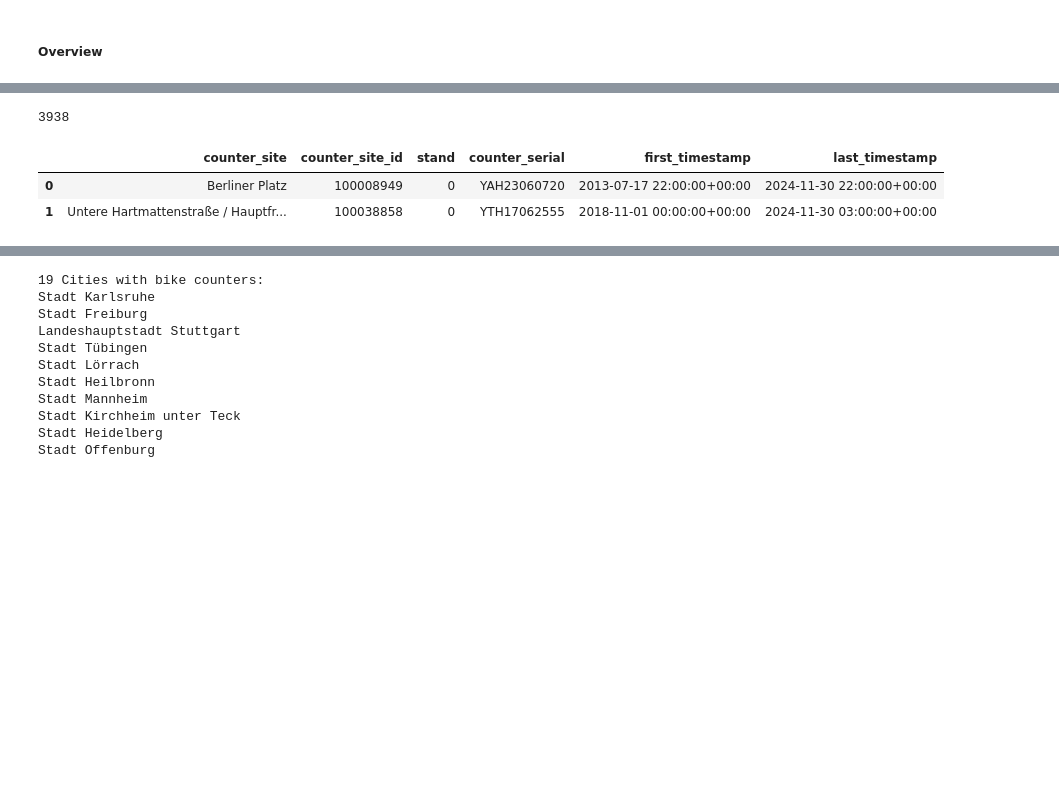
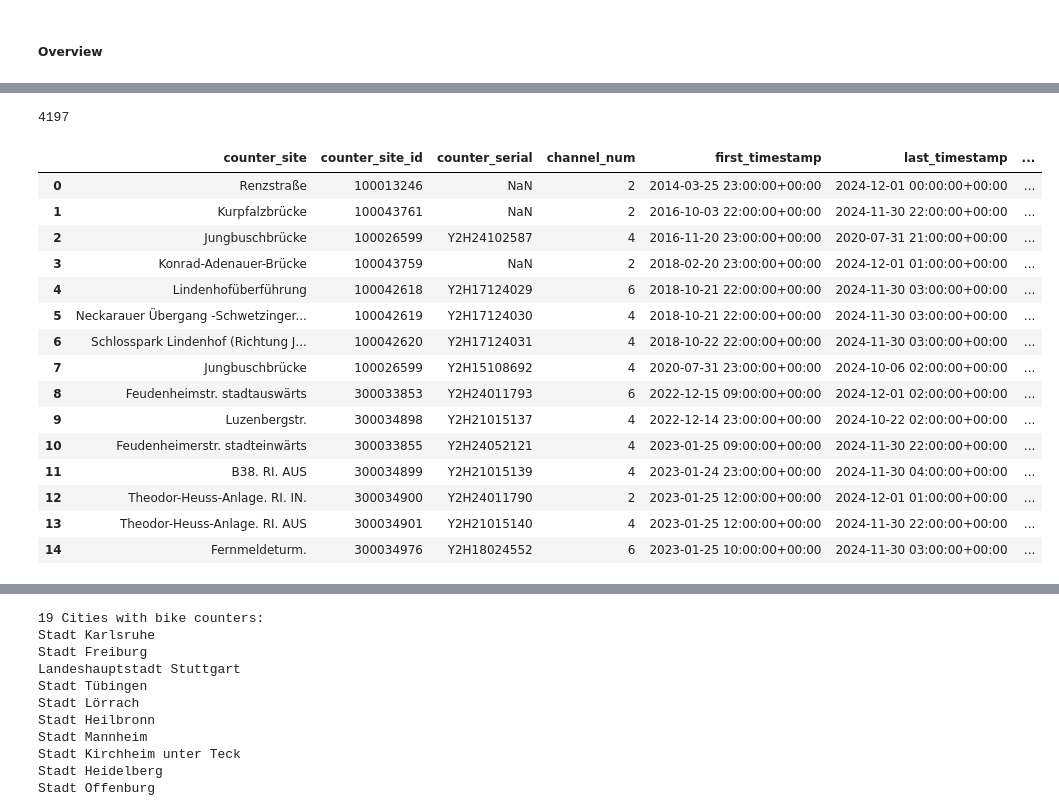
Before and after one commit to skessler01/data_literacy, a Jupyter notebook: notebooks/cycling_promotion.ipynb, the cells around one changed output, grey strips where cells are left out. Cells and saved outputs as stored; diff of their text form; code cells hidden in the pictures; blank space fills up the shorter version.

Commit message:
Some changes to understand counters and channels better

```diff
--- a/notebooks/cycling_promotion.ipynb
+++ b/notebooks/cycling_promotion.ipynb
@@ -18,7 +18,7 @@ from utils.filter import get_daily_counter_site_count, get_normalized_daily_city
 # %% [markdown]
 ##### Load Data
 # %%
-data = pd.read_csv("../alle_fahrradzaehler_daten.csv")
+data = pd.read_csv("../data/alle_fahrradzaehler_daten.csv")
 data['iso_timestamp'] = pd.to_datetime(data['iso_timestamp'], utc = True, errors='coerce') # Isotimestamp is lokale Zeit und berücksichtigt Sommerzeit
 data.head()
 # %% [output]
@@ -32,7 +32,7 @@ data.head()
 ##### Overview
 # %%
 # Filter data for specific city
-standort = "Stadt Lörrach"
+standort = "Stadt Mannheim"
 data_city = data[data['standort'] == standort]
 data_city.head()
 # %% [output]
@@ -45,16 +45,51 @@ data_city.head()
 # %%
 # Counter
-city = "Stadt Lörrach"
+city = standort
 data_city = data[data['standort'] == city]
 print(data_city["domain_id"].unique()[0])
 counters = data_city[['counter_site', 'counter_site_id', 'counter_serial']].drop_duplicates().reset_index(drop=True)
+channel_numbers = (
+    data_city
+    .groupby(['counter_site', 'counter_site_id', 'counter_serial'], dropna=False)['channel_id']
+    .nunique()
+    .reset_index()
+    .rename(columns={'channel_id': 'channel_num'})
+)
+counters = counters.merge(channel_numbers, on=['counter_site', 'counter_site_id', 'counter_serial'], how='left')
 tracking = data_city.groupby(['counter_site', 'counter_site_id', 'counter_serial'], dropna = False)['iso_timestamp'] \
     .agg(first_timestamp='min', last_timestamp='max') \
     .reset_index()
 counters_with_tracking = counters.merge(tracking, on=['counter_site', 'counter_site_id', 'counter_serial'])
+
+channel_lists = (
+    data_city
+    .groupby(['counter_site', 'counter_site_id', 'counter_serial'], dropna=False)['channel_name']
+    .agg(lambda x: sorted(set(x)))   # sortiert + entfernt Duplikate
+    .reset_index()
+    .rename(columns={'channel_name': 'channel_names'})
+)
+
+counters_with_tracking = counters_with_tracking.merge(
+    channel_lists,
+    on=['counter_site', 'counter_site_id', 'counter_serial'],
+    how='left'
+)
 counters_with_tracking
 # %% [output]
-3938
+4197
-|  | counter_site | counter_site_id | stand | counter_serial | first_timestamp | last_timestamp |
-| 0 | Berliner Platz | 100008949 | 0 | YAH23060720 | 2013-07-17 22:00:00+00:00 | 2024-11-30 22:00:00+00:00 |
-| 1 | Untere Hartmattenstraße / Hauptfr... | 100038858 | 0 | YTH17062555 | 2018-11-01 00:00:00+00:00 | 2024-11-30 03:00:00+00:00 |
+|  | counter_site | counter_site_id | counter_serial | channel_num | first_timestamp | last_timestamp | ... |
+| 0 | Renzstraße | 100013246 | NaN | 2 | 2014-03-25 23:00:00+00:00 | 2024-12-01 00:00:00+00:00 | ... |
+| 1 | Kurpfalzbrücke | 100043761 | NaN | 2 | 2016-10-03 22:00:00+00:00 | 2024-11-30 22:00:00+00:00 | ... |
+| 2 | Jungbuschbrücke | 100026599 | Y2H24102587 | 4 | 2016-11-20 23:00:00+00:00 | 2020-07-31 21:00:00+00:00 | ... |
+| 3 | Konrad-Adenauer-Brücke | 100043759 | NaN | 2 | 2018-02-20 23:00:00+00:00 | 2024-12-01 01:00:00+00:00 | ... |
+| 4 | Lindenhofüberführung | 100042618 | Y2H17124029 | 6 | 2018-10-21 22:00:00+00:00 | 2024-11-30 03:00:00+00:00 | ... |
+| 5 | Neckarauer Übergang -Schwetzinger... | 100042619 | Y2H17124030 | 4 | 2018-10-21 22:00:00+00:00 | 2024-11-30 03:00:00+00:00 | ... |
+| 6 | Schlosspark Lindenhof (Richtung J... | 100042620 | Y2H17124031 | 4 | 2018-10-22 22:00:00+00:00 | 2024-11-30 03:00:00+00:00 | ... |
+| 7 | Jungbuschbrücke | 100026599 | Y2H15108692 | 4 | 2020-07-31 23:00:00+00:00 | 2024-10-06 02:00:00+00:00 | ... |
+| 8 | Feudenheimstr. stadtauswärts | 300033853 | Y2H24011793 | 6 | 2022-12-15 09:00:00+00:00 | 2024-12-01 02:00:00+00:00 | ... |
+| 9 | Luzenbergstr. | 300034898 | Y2H21015137 | 4 | 2022-12-14 23:00:00+00:00 | 2024-10-22 02:00:00+00:00 | ... |
+| 10 | Feudenheimerstr. stadteinwärts | 300033855 | Y2H24052121 | 4 | 2023-01-25 09:00:00+00:00 | 2024-11-30 22:00:00+00:00 | ... |
+| 11 | B38. RI. AUS | 300034899 | Y2H21015139 | 4 | 2023-01-24 23:00:00+00:00 | 2024-11-30 04:00:00+00:00 | ... |
+| 12 | Theodor-Heuss-Anlage. RI. IN. | 300034900 | Y2H24011790 | 2 | 2023-01-25 12:00:00+00:00 | 2024-12-01 01:00:00+00:00 | ... |
+| 13 | Theodor-Heuss-Anlage. RI. AUS | 300034901 | Y2H21015140 | 4 | 2023-01-25 12:00:00+00:00 | 2024-11-30 22:00:00+00:00 | ... |
+| 14 | Fernmeldeturm. | 300034976 | Y2H18024552 | 6 | 2023-01-25 10:00:00+00:00 | 2024-11-30 03:00:00+00:00 | ... |
```
Also changed, not shown: parts of 4 cells of this notebook.
